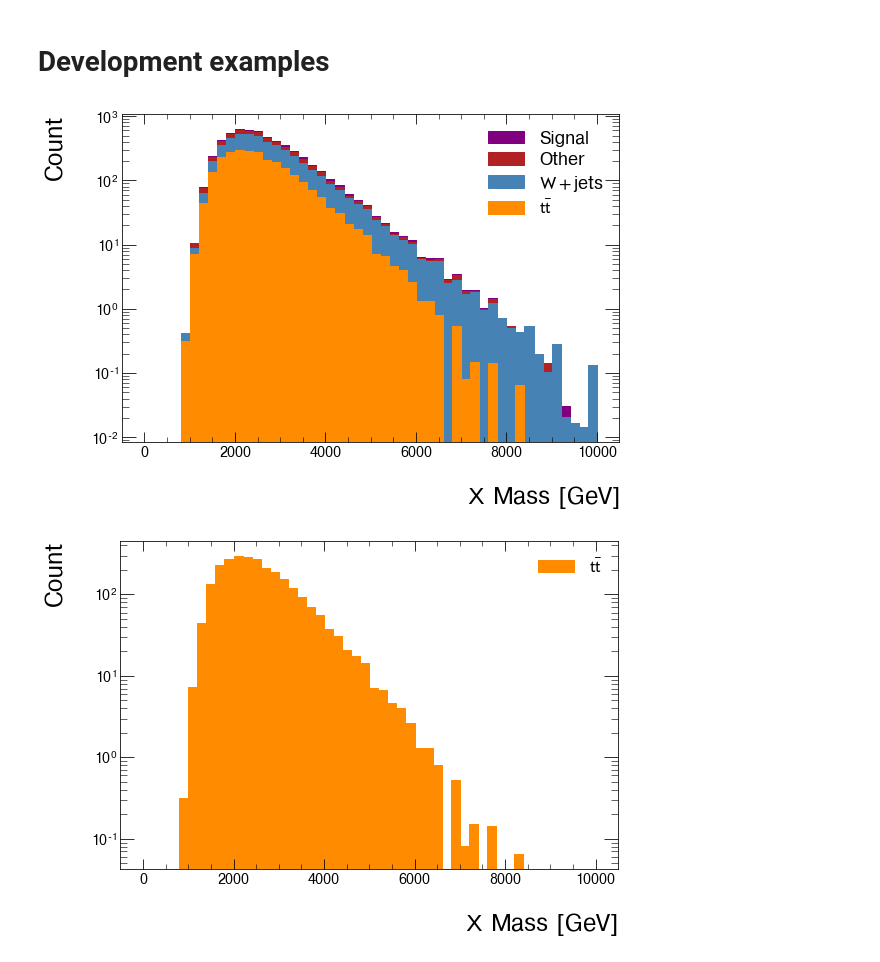
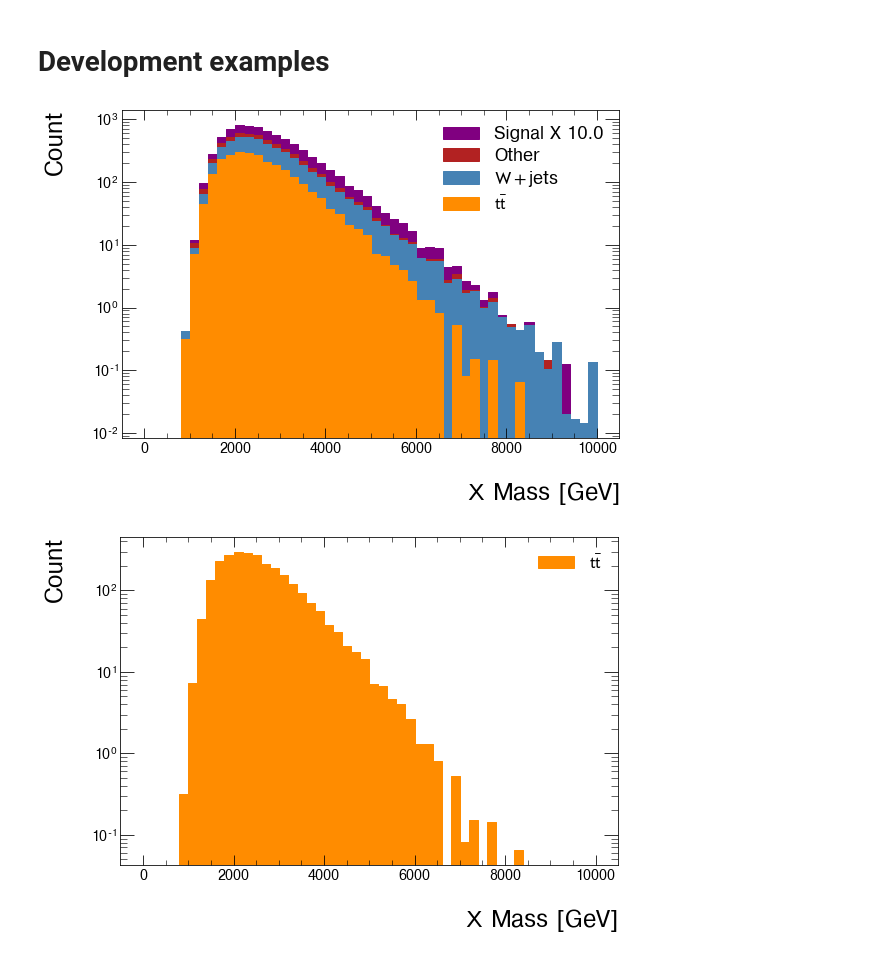
Before and after one commit to matthewfeickert/heputils, a Jupyter notebook: examples/dev-example.ipynb, the cells around one changed output. Saved outputs shown, nothing was run; the diff lists cells and outputs as text; code cells hidden in the pictures.

```diff
--- a/examples/dev-example.ipynb
+++ b/examples/dev-example.ipynb
@@ -2,19 +2,13 @@
 # Development examples
 # %%
 import numpy as np
-import matplotlib.pyplot as plt
-import json
 import uproot4 as uproot
 import heputils
 
-# TODO: heputils.set_style("ATLAS")
-
-# Fix this
-import mplhep
-
-plt.style.use(mplhep.style.ATLAS)
+heputils.plot.set_style("ATLAS")
 # %%
 root_file = uproot.open("example.root")
-labels = [r"$t\bar{t}$", r"$W+$jets", "Other", "Signal"]
-mass_hists = [heputils.convert.uproot_to_hist(root_file[key]) for key in root_file.keys()]
+mass_hists = [
+    heputils.convert.uproot_to_hist(root_file[key]) for key in root_file.keys()
+]
 # %%
@@ -24,10 +19,15 @@ scale_factors = np.ones(len(mass_hists))
 scale_factors[-1] = 10
 # %%
 heputils.plot.stack_hist(
-    mass_hists, labels=labels, color=colormap, xlabel=r"$X$ Mass [GeV]", ylabel="Count",
+    mass_hists,
+    labels=labels,
+    color=colormap,
+    xlabel=r"$X$ Mass [GeV]",
+    ylabel="Count",
+    scale_factors=scale_factors,
 );
 # %% [output]
-[figure, old version]
+[figure, new version]
 # %%
 ax, artists = heputils.plot.stack_hist(
     mass_hists[0],
```
Also changed, not shown: parts of 2 cells of this notebook, 6 other files.
